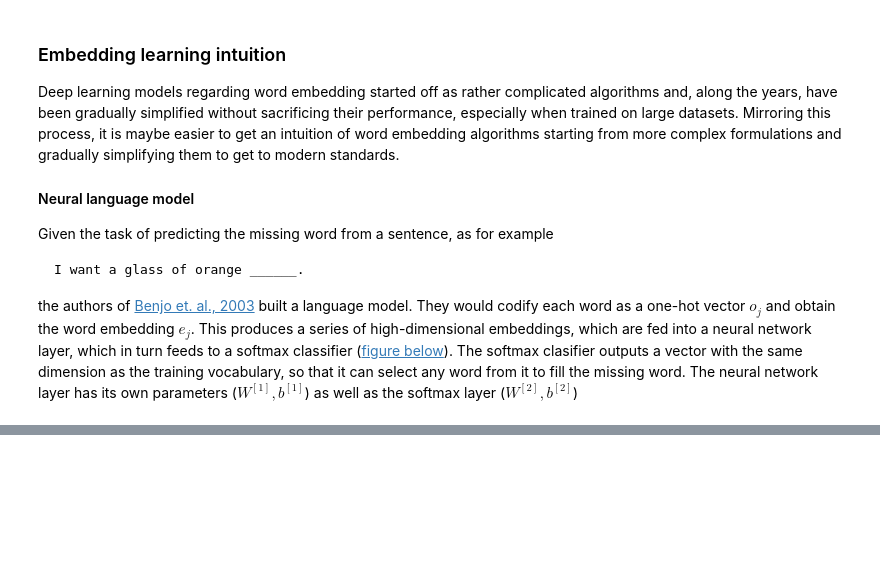
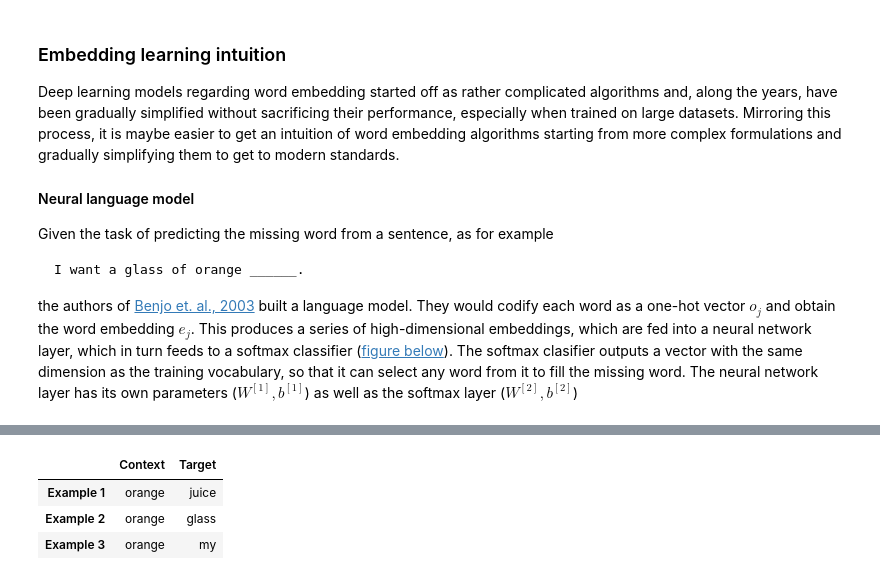
Before and after one commit to marnec/ML, a Jupyter notebook: ML-45-DeepLearningRNN3.ipynb, the cells around one changed output, grey strips where cells are left out. Drawn from its saved outputs; the diff is of its cells as text; code cells hidden in the pictures; blank space fills up the shorter version.

```diff
--- a/ML-45-DeepLearningRNN3.ipynb
+++ b/ML-45-DeepLearningRNN3.ipynb
@@ -287,0 +296,9 @@ For the task of building a language model, upon which we built our example, usin
+# %%
+t = [['orange', 'juice'], ['orange', 'glass'], ['orange', 'my']]
+pd.DataFrame(t, index=[f'Example {i+1}' for i in range(len(t))],
+             columns=['Context', 'Target'])
+# %% [output]
+|  | Context | Target |
+| Example 1 | orange | juice |
+| Example 2 | orange | glass |
+| Example 3 | orange | my |
```
Also changed, not shown: parts of 6 cells of this notebook, 5 other files.
